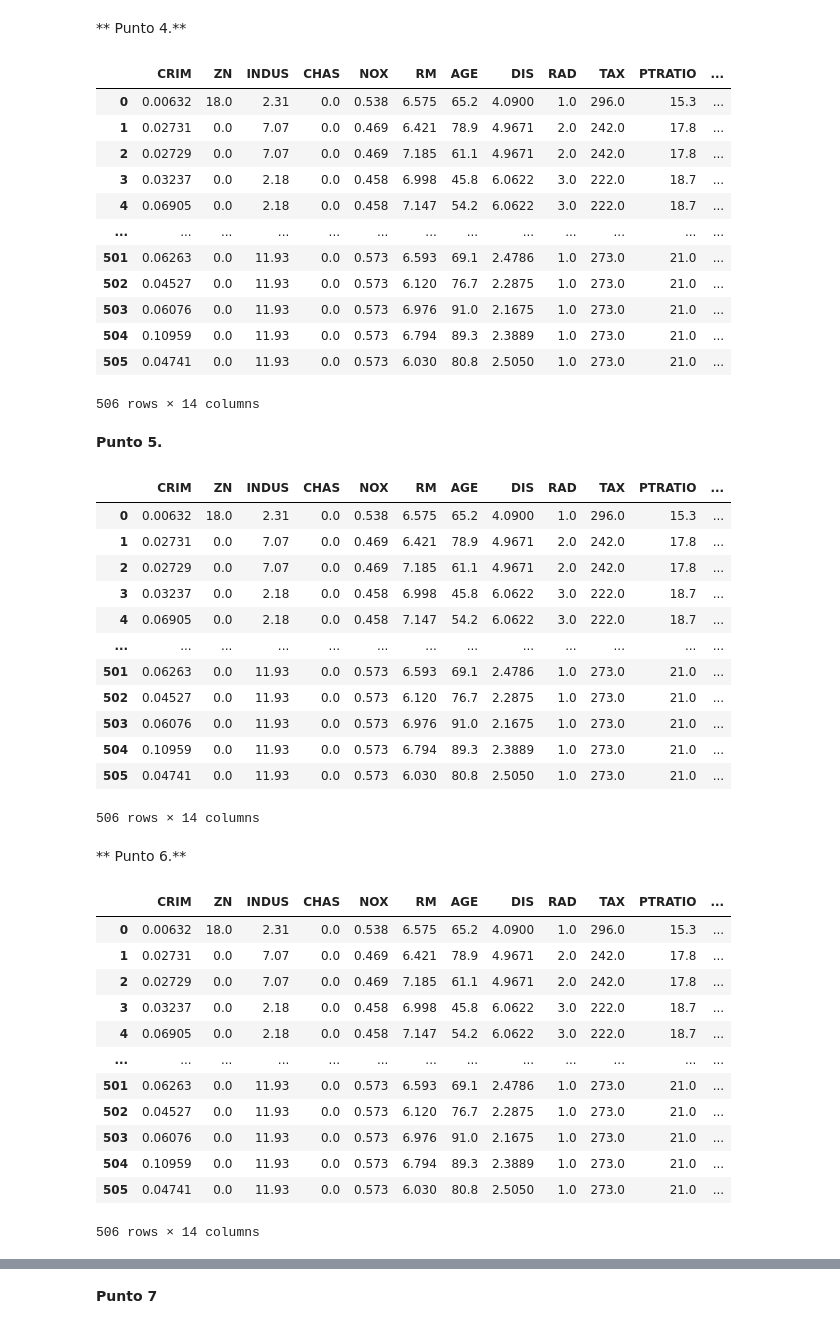
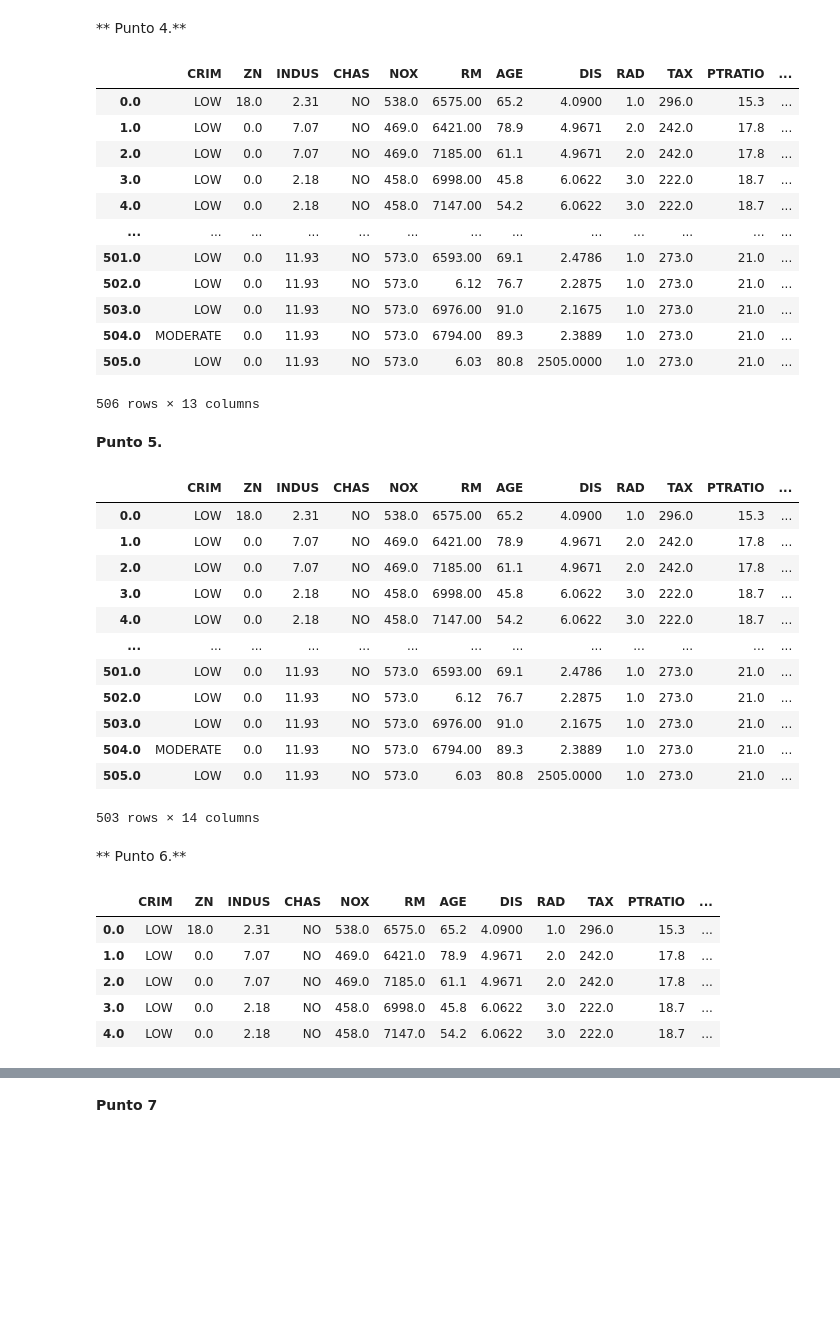
Before and after one commit to acapodanno/data_processing, a Jupyter notebook: es_module_data_processing.ipynb, the cells around one changed output, grey strips where cells are left out. Drawn from its saved outputs; the diff is of its cells as text; code cells hidden in the pictures; blank space fills up the shorter version.

```diff
--- a/es_module_data_processing.ipynb
+++ b/es_module_data_processing.ipynb
@@ -17,7 +17,7 @@
 # %%
 import pandas as pd
 
-url="https://raw.githubusercontent.com/ProfAI/machine-learning-fondamenti/main/datasets/boston.csv"
+url="https://raw.githubusercontent.com/ProfAI/machine-learning-fondamenti/main/datasets/housing_dirty.csv"
 df = pd.read_csv(url,index_col=0)
 df.head()
 # %% [output]
@@ -105,18 +105,18 @@ num_to_remove_column = int(df_drop_columns.shape[0]*0.7)
 df_drop_columns.dropna(axis=1,thresh=num_to_remove_column)
 # %% [output]
 |  | CRIM | ZN | INDUS | CHAS | NOX | RM | AGE | DIS | RAD | TAX | PTRATIO | ... |
-| 0 | 0.00632 | 18.0 | 2.31 | 0.0 | 0.538 | 6.575 | 65.2 | 4.0900 | 1.0 | 296.0 | 15.3 | ... |
-| 1 | 0.02731 | 0.0 | 7.07 | 0.0 | 0.469 | 6.421 | 78.9 | 4.9671 | 2.0 | 242.0 | 17.8 | ... |
-| 2 | 0.02729 | 0.0 | 7.07 | 0.0 | 0.469 | 7.185 | 61.1 | 4.9671 | 2.0 | 242.0 | 17.8 | ... |
-| 3 | 0.03237 | 0.0 | 2.18 | 0.0 | 0.458 | 6.998 | 45.8 | 6.0622 | 3.0 | 222.0 | 18.7 | ... |
-| 4 | 0.06905 | 0.0 | 2.18 | 0.0 | 0.458 | 7.147 | 54.2 | 6.0622 | 3.0 | 222.0 | 18.7 | ... |
+| 0.0 | LOW | 18.0 | 2.31 | NO | 538.0 | 6575.00 | 65.2 | 4.0900 | 1.0 | 296.0 | 15.3 | ... |
+| 1.0 | LOW | 0.0 | 7.07 | NO | 469.0 | 6421.00 | 78.9 | 4.9671 | 2.0 | 242.0 | 17.8 | ... |
+| 2.0 | LOW | 0.0 | 7.07 | NO | 469.0 | 7185.00 | 61.1 | 4.9671 | 2.0 | 242.0 | 17.8 | ... |
+| 3.0 | LOW | 0.0 | 2.18 | NO | 458.0 | 6998.00 | 45.8 | 6.0622 | 3.0 | 222.0 | 18.7 | ... |
+| 4.0 | LOW | 0.0 | 2.18 | NO | 458.0 | 7147.00 | 54.2 | 6.0622 | 3.0 | 222.0 | 18.7 | ... |
 | ... | ... | ... | ... | ... | ... | ... | ... | ... | ... | ... | ... | ... |
-| 501 | 0.06263 | 0.0 | 11.93 | 0.0 | 0.573 | 6.593 | 69.1 | 2.4786 | 1.0 | 273.0 | 21.0 | ... |
-| 502 | 0.04527 | 0.0 | 11.93 | 0.0 | 0.573 | 6.120 | 76.7 | 2.2875 | 1.0 | 273.0 | 21.0 | ... |
-| 503 | 0.06076 | 0.0 | 11.93 | 0.0 | 0.573 | 6.976 | 91.0 | 2.1675 | 1.0 | 273.0 | 21.0 | ... |
-| 504 | 0.10959 | 0.0 | 11.93 | 0.0 | 0.573 | 6.794 | 89.3 | 2.3889 | 1.0 | 273.0 | 21.0 | ... |
-| 505 | 0.04741 | 0.0 | 11.93 | 0.0 | 0.573 | 6.030 | 80.8 | 2.5050 | 1.0 | 273.0 | 21.0 | ... |
+| 501.0 | LOW | 0.0 | 11.93 | NO | 573.0 | 6593.00 | 69.1 | 2.4786 | 1.0 | 273.0 | 21.0 | ... |
+| 502.0 | LOW | 0.0 | 11.93 | NO | 573.0 | 6.12 | 76.7 | 2.2875 | 1.0 | 273.0 | 21.0 | ... |
+| 503.0 | LOW | 0.0 | 11.93 | NO | 573.0 | 6976.00 | 91.0 | 2.1675 | 1.0 | 273.0 | 21.0 | ... |
+| 504.0 | MODERATE | 0.0 | 11.93 | NO | 573.0 | 6794.00 | 89.3 | 2.3889 | 1.0 | 273.0 | 21.0 | ... |
+| 505.0 | LOW | 0.0 | 11.93 | NO | 573.0 | 6.03 | 80.8 | 2505.0000 | 1.0 | 273.0 | 21.0 | ... |
-506 rows × 14 columns
+506 rows × 13 columns
 # %% [markdown]
 **Punto 5.**
 # %%
@@ -125,34 +125,28 @@ num_to_remove_row = int(df_drop_rows.shape[1]*0.75)
 df_drop_rows.dropna(axis=0,thresh=num_to_remove_row)
 # %% [output]
 |  | CRIM | ZN | INDUS | CHAS | NOX | RM | AGE | DIS | RAD | TAX | PTRATIO | ... |
-| 0 | 0.00632 | 18.0 | 2.31 | 0.0 | 0.538 | 6.575 | 65.2 | 4.0900 | 1.0 | 296.0 | 15.3 | ... |
-| 1 | 0.02731 | 0.0 | 7.07 | 0.0 | 0.469 | 6.421 | 78.9 | 4.9671 | 2.0 | 242.0 | 17.8 | ... |
-| 2 | 0.02729 | 0.0 | 7.07 | 0.0 | 0.469 | 7.185 | 61.1 | 4.9671 | 2.0 | 242.0 | 17.8 | ... |
-| 3 | 0.03237 | 0.0 | 2.18 | 0.0 | 0.458 | 6.998 | 45.8 | 6.0622 | 3.0 | 222.0 | 18.7 | ... |
-| 4 | 0.06905 | 0.0 | 2.18 | 0.0 | 0.458 | 7.147 | 54.2 | 6.0622 | 3.0 | 222.0 | 18.7 | ... |
+| 0.0 | LOW | 18.0 | 2.31 | NO | 538.0 | 6575.00 | 65.2 | 4.0900 | 1.0 | 296.0 | 15.3 | ... |
+| 1.0 | LOW | 0.0 | 7.07 | NO | 469.0 | 6421.00 | 78.9 | 4.9671 | 2.0 | 242.0 | 17.8 | ... |
+| 2.0 | LOW | 0.0 | 7.07 | NO | 469.0 | 7185.00 | 61.1 | 4.9671 | 2.0 | 242.0 | 17.8 | ... |
+| 3.0 | LOW | 0.0 | 2.18 | NO | 458.0 | 6998.00 | 45.8 | 6.0622 | 3.0 | 222.0 | 18.7 | ... |
+| 4.0 | LOW | 0.0 | 2.18 | NO | 458.0 | 7147.00 | 54.2 | 6.0622 | 3.0 | 222.0 | 18.7 | ... |
 | ... | ... | ... | ... | ... | ... | ... | ... | ... | ... | ... | ... | ... |
-| 501 | 0.06263 | 0.0 | 11.93 | 0.0 | 0.573 | 6.593 | 69.1 | 2.4786 | 1.0 | 273.0 | 21.0 | ... |
-| 502 | 0.04527 | 0.0 | 11.93 | 0.0 | 0.573 | 6.120 | 76.7 | 2.2875 | 1.0 | 273.0 | 21.0 | ... |
-| 503 | 0.06076 | 0.0 | 11.93 | 0.0 | 0.573 | 6.976 | 91.0 | 2.1675 | 1.0 | 273.0 | 21.0 | ... |
-| 504 | 0.10959 | 0.0 | 11.93 | 0.0 | 0.573 | 6.794 | 89.3 | 2.3889 | 1.0 | 273.0 | 21.0 | ... |
-| 505 | 0.04741 | 0.0 | 11.93 | 0.0 | 0.573 | 6.030 | 80.8 | 2.5050 | 1.0 | 273.0 | 21.0 | ... |
+| 501.0 | LOW | 0.0 | 11.93 | NO | 573.0 | 6593.00 | 69.1 | 2.4786 | 1.0 | 273.0 | 21.0 | ... |
+| 502.0 | LOW | 0.0 | 11.93 | NO | 573.0 | 6.12 | 76.7 | 2.2875 | 1.0 | 273.0 | 21.0 | ... |
+| 503.0 | LOW | 0.0 | 11.93 | NO | 573.0 | 6976.00 | 91.0 | 2.1675 | 1.0 | 273.0 | 21.0 | ... |
+| 504.0 | MODERATE | 0.0 | 11.93 | NO | 573.0 | 6794.00 | 89.3 | 2.3889 | 1.0 | 273.0 | 21.0 | ... |
+| 505.0 | LOW | 0.0 | 11.93 | NO | 573.0 | 6.03 | 80.8 | 2505.0000 | 1.0 | 273.0 | 21.0 | ... |
-506 rows × 14 columns
+503 rows × 14 columns
 # %% [markdown]
 ** Punto 6.**
 # %%
 df_drop_column_price = df.copy()
-df_drop_columns.dropna(axis=0,subset=['PRICE'])
+df_drop_column_price.dropna(axis=0,subset=['PRICE'])
+df_drop_column_price.head()
 # %% [output]
 |  | CRIM | ZN | INDUS | CHAS | NOX | RM | AGE | DIS | RAD | TAX | PTRATIO | ... |
-| 0 | 0.00632 | 18.0 | 2.31 | 0.0 | 0.538 | 6.575 | 65.2 | 4.0900 | 1.0 | 296.0 | 15.3 | ... |
-| 1 | 0.02731 | 0.0 | 7.07 | 0.0 | 0.469 | 6.421 | 78.9 | 4.9671 | 2.0 | 242.0 | 17.8 | ... |
-| 2 | 0.02729 | 0.0 | 7.07 | 0.0 | 0.469 | 7.185 | 61.1 | 4.9671 | 2.0 | 242.0 | 17.8 | ... |
-| 3 | 0.03237 | 0.0 | 2.18 | 0.0 | 0.458 | 6.998 | 45.8 | 6.0622 | 3.0 | 222.0 | 18.7 | ... |
-| 4 | 0.06905 | 0.0 | 2.18 | 0.0 | 0.458 | 7.147 | 54.2 | 6.0622 | 3.0 | 222.0 | 18.7 | ... |
-| ... | ... | ... | ... | ... | ... | ... | ... | ... | ... | ... | ... | ... |
-| 501 | 0.06263 | 0.0 | 11.93 | 0.0 | 0.573 | 6.593 | 69.1 | 2.4786 | 1.0 | 273.0 | 21.0 | ... |
-| 502 | 0.04527 | 0.0 | 11.93 | 0.0 | 0.573 | 6.120 | 76.7 | 2.2875 | 1.0 | 273.0 | 21.0 | ... |
-| 503 | 0.06076 | 0.0 | 11.93 | 0.0 | 0.573 | 6.976 | 91.0 | 2.1675 | 1.0 | 273.0 | 21.0 | ... |
-| 504 | 0.10959 | 0.0 | 11.93 | 0.0 | 0.573 | 6.794 | 89.3 | 2.3889 | 1.0 | 273.0 | 21.0 | ... |
-| 505 | 0.04741 | 0.0 | 11.93 | 0.0 | 0.573 | 6.030 | 80.8 | 2.5050 | 1.0 | 273.0 | 21.0 | ... |
+| 0.0 | LOW | 18.0 | 2.31 | NO | 538.0 | 6575.0 | 65.2 | 4.0900 | 1.0 | 296.0 | 15.3 | ... |
+| 1.0 | LOW | 0.0 | 7.07 | NO | 469.0 | 6421.0 | 78.9 | 4.9671 | 2.0 | 242.0 | 17.8 | ... |
+| 2.0 | LOW | 0.0 | 7.07 | NO | 469.0 | 7185.0 | 61.1 | 4.9671 | 2.0 | 242.0 | 17.8 | ... |
+| 3.0 | LOW | 0.0 | 2.18 | NO | 458.0 | 6998.0 | 45.8 | 6.0622 | 3.0 | 222.0 | 18.7 | ... |
+| 4.0 | LOW | 0.0 | 2.18 | NO | 458.0 | 7147.0 | 54.2 | 6.0622 | 3.0 | 222.0 | 18.7 | ... |
-506 rows × 14 columns
```
Also changed, not shown: parts of 17 cells of this notebook.
